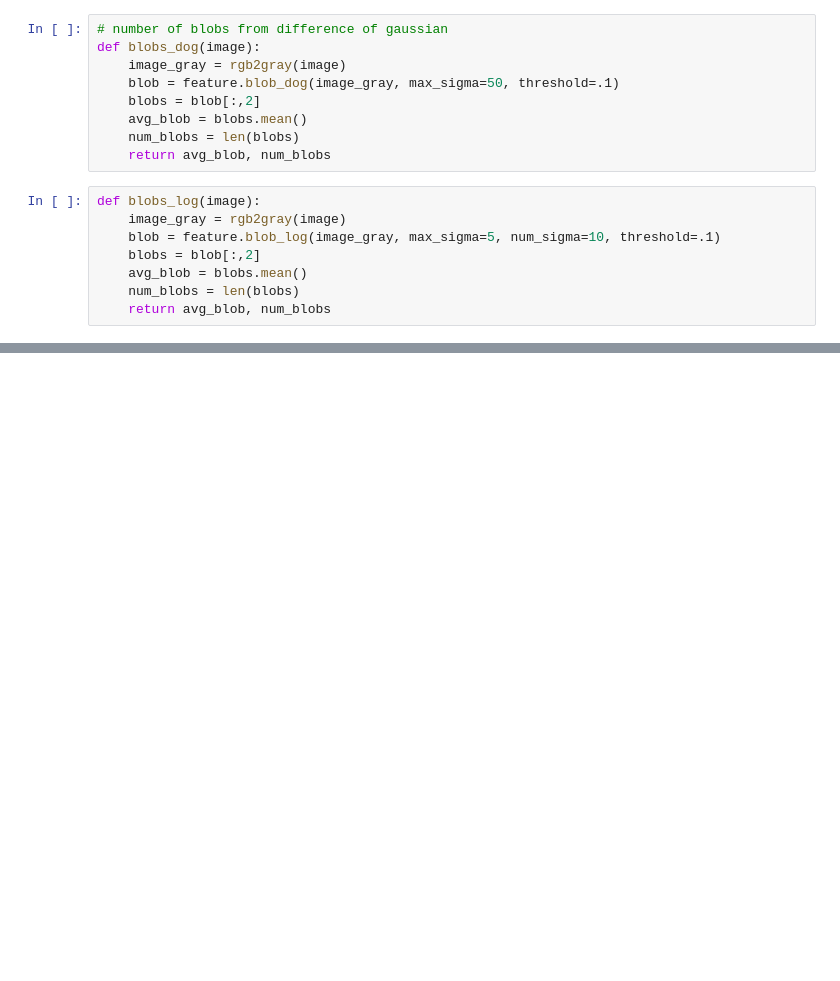
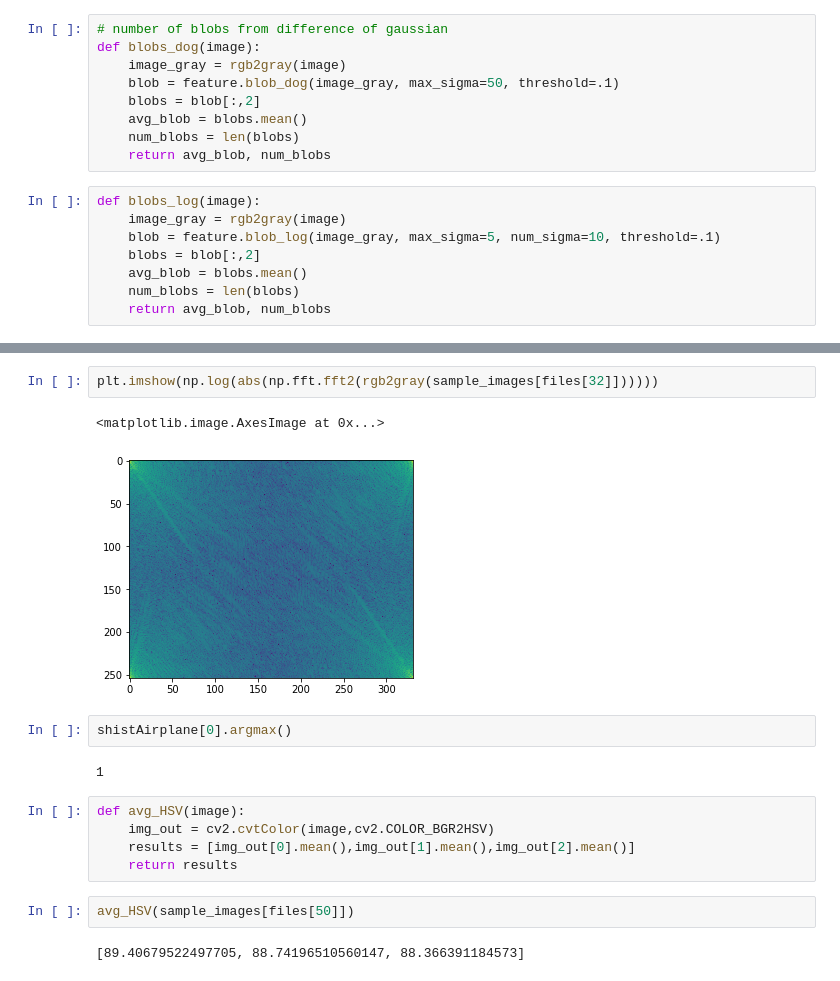
Before and after one commit to ckgrosch/groschner-python-ay250-homework, a Jupyter notebook: hw_6/hw_6_groschner.ipynb, the cells around one changed output, grey strips where cells are left out. Saved outputs shown, nothing was run; the diff lists cells and outputs as text; blank space fills up the shorter version.

```diff
--- a/hw_6/hw_6_groschner.ipynb
+++ b/hw_6/hw_6_groschner.ipynb
@@ -92,0 +151,18 @@ def lbp_hist(image):
+# %%
+plt.imshow(np.log(abs(np.fft.fft2(rgb2gray(sample_images[files[32]])))))
+# %% [output]
+<matplotlib.image.AxesImage at 0x...>
+[figure, added]
+# %%
+shistAirplane[0].argmax()
+# %% [output]
+1
+# %%
+def avg_HSV(image):
+    img_out = cv2.cvtColor(image,cv2.COLOR_BGR2HSV)
+    results = [img_out[0].mean(),img_out[1].mean(),img_out[2].mean()]
+    return results
+# %%
+avg_HSV(sample_images[files[50]])
+# %% [output]
+[89.40679522497705, 88.74196510560147, 88.366391184573]
```
Also changed, not shown: parts of 28 cells of this notebook.
